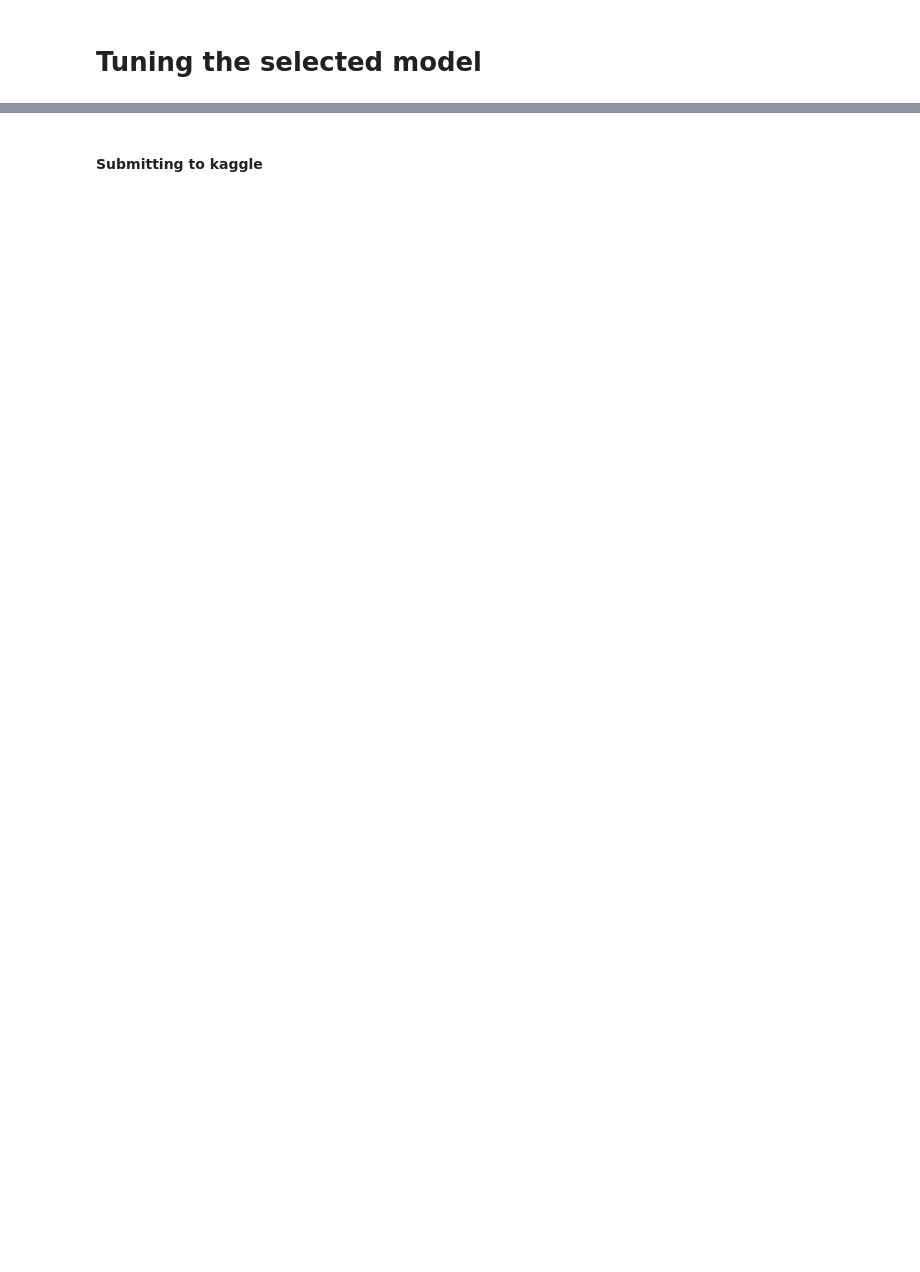
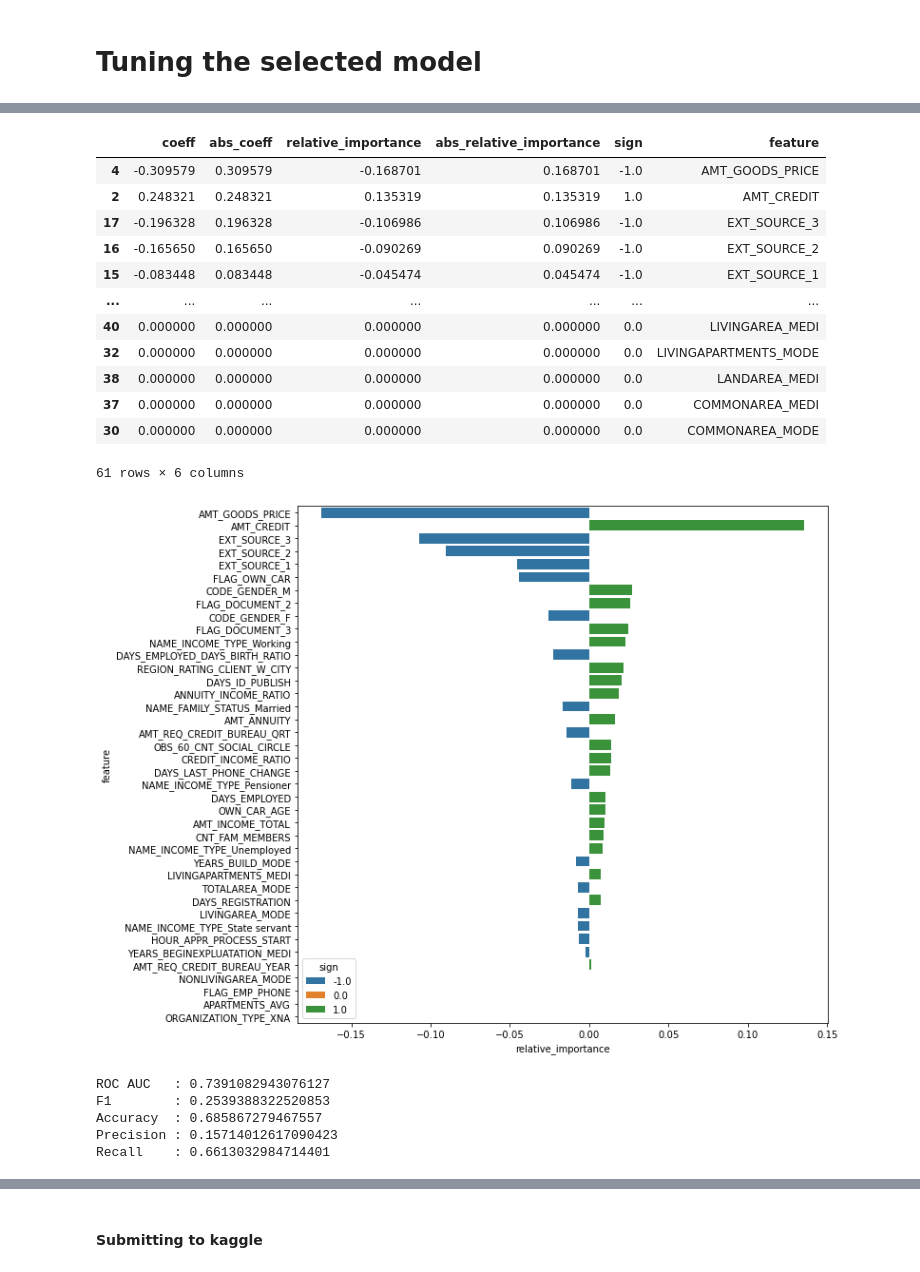
Before and after one commit to yhereng/OpenClassrooms, a Jupyter notebook: OC-P4/Projet 4 - Construisez un modèle de scoring.ipynb, the cells around one changed output, grey strips where cells are left out. Drawn from its saved outputs; the diff is of its cells as text; code cells hidden in the pictures; blank space fills up the shorter version.

Commit message:
added model hyperparameter tuning

```diff
--- a/OC-P4/Projet 4 - Construisez un modèle de scoring.ipynb
+++ b/OC-P4/Projet 4 - Construisez un modèle de scoring.ipynb
@@ -964,0 +1091,2 @@ roc_auc_score(y_test,log_reg_pred)
+# %%
+CV_sgd.fit(X_train_busi, y_train_busi)
@@ -964,0 +1130,10 @@ roc_auc_score(y_test,log_reg_pred)
+# %%
+CV_sgd = GridSearchCV(pipeline_sgd_tuning,
+                  param_grid = {'sgd__alpha':[0.01],
+                                'sgd__penalty':['elasticnet'],
+                                'sgd__l1_ratio':np.linspace(0.1,1,num=10)},
+                  scoring = score,
+                  verbose=True,
+                  cv=3)
+# %%
+CV_sgd.fit(X_train_busi, y_train_busi)
@@ -964,0 +1171,2 @@ roc_auc_score(y_test,log_reg_pred)
+# %%
+CV_sgd.fit(X_train_res, y_train_res)
@@ -964,0 +1204,25 @@ roc_auc_score(y_test,log_reg_pred)
+# %%
+    features_importance_lg(CV_sgd.best_estimator_.named_steps['sgd'],selected_features_busi,plot=True)
+# %% [output]
+|  | coeff | abs_coeff | relative_importance | abs_relative_importance | sign | feature |
+| 4 | -0.309579 | 0.309579 | -0.168701 | 0.168701 | -1.0 | AMT_GOODS_PRICE |
+| 2 | 0.248321 | 0.248321 | 0.135319 | 0.135319 | 1.0 | AMT_CREDIT |
+| 17 | -0.196328 | 0.196328 | -0.106986 | 0.106986 | -1.0 | EXT_SOURCE_3 |
+| 16 | -0.165650 | 0.165650 | -0.090269 | 0.090269 | -1.0 | EXT_SOURCE_2 |
+| 15 | -0.083448 | 0.083448 | -0.045474 | 0.045474 | -1.0 | EXT_SOURCE_1 |
+| ... | ... | ... | ... | ... | ... | ... |
+| 40 | 0.000000 | 0.000000 | 0.000000 | 0.000000 | 0.0 | LIVINGAREA_MEDI |
+| 32 | 0.000000 | 0.000000 | 0.000000 | 0.000000 | 0.0 | LIVINGAPARTMENTS_MODE |
+| 38 | 0.000000 | 0.000000 | 0.000000 | 0.000000 | 0.0 | LANDAREA_MEDI |
+| 37 | 0.000000 | 0.000000 | 0.000000 | 0.000000 | 0.0 | COMMONAREA_MEDI |
+| 30 | 0.000000 | 0.000000 | 0.000000 | 0.000000 | 0.0 | COMMONAREA_MODE |
+61 rows × 6 columns
+[figure, added]
+# %%
+show_score(y_test_busi,CV_sgd.best_estimator_.predict_proba(X_test_busi)[:,1],CV_sgd.best_estimator_.predict(X_test_busi))
+# %% [output]
+ROC AUC   : 0.7391082943076127
+F1        : 0.2539388322520853
+Accuracy  : 0.685867279467557
+Precision : 0.15714012617090423
+Recall    : 0.6613032984714401
```
Also changed, not shown: parts of 70 cells of this notebook.
